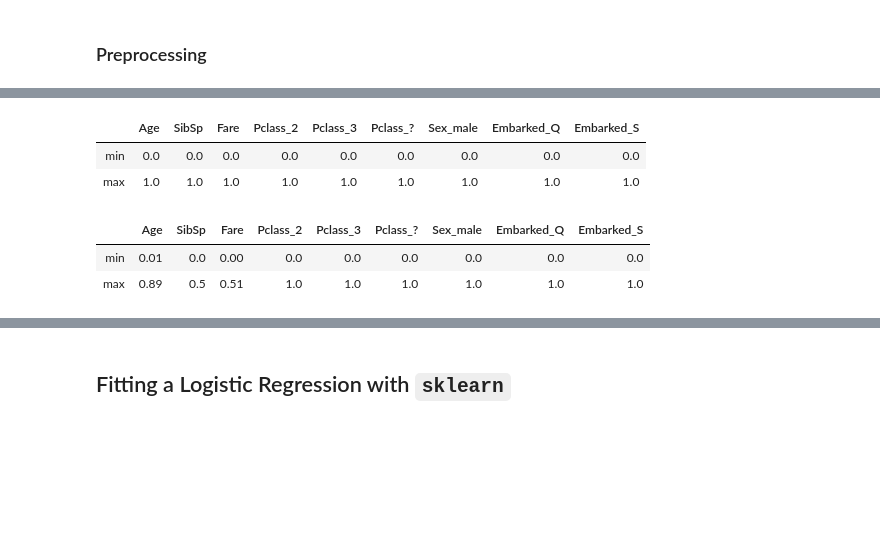
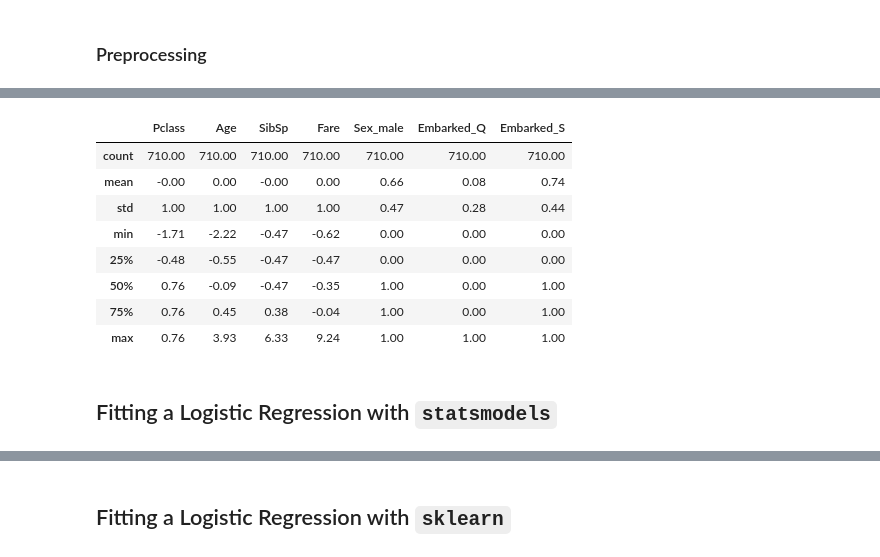
Before and after one commit to jirvingphd/online-dtsc-pt-041320-cohort-notes, a Jupyter notebook: Mod 3/sect_25_logistic_regression/instructor/sect_25_pt1_LogisticRegression_titanic-instructor.ipynb, the cells around one changed output, grey strips where cells are left out. Cells and saved outputs as stored; diff of their text form; code cells hidden in the pictures; blank space fills up the shorter version.

```diff
--- a/Mod 3/sect_25_logistic_regression/instructor/sect_25_pt1_LogisticRegression_titanic-instructor.ipynb
+++ b/Mod 3/sect_25_logistic_regression/instructor/sect_25_pt1_LogisticRegression_titanic-instructor.ipynb
@@ -308,0 +256,3 @@ X_train.shape, y_test.shape
+# %%
+num_cols = X_train.select_dtypes('number').columns
+num_cols
@@ -308,0 +267,13 @@ X_train.shape, y_test.shape
+# %%
+imputer_num = SimpleImputer(strategy='median')
+X_train.dropna(subset=cat_cols,inplace=True)
+X_test.dropna(subset=cat_cols,inplace=True)
+# imputer_cat = SimpleImputer(strategy='most_frequent')#,fill_value='missing')
+
+X_train[num_cols] = imputer_num.fit_transform(X_train[num_cols])
+X_test[num_cols] = imputer_num.transform(X_test[num_cols])
+
+X_train[cat_cols] = imputer_cat.fit_transform(X_train[cat_cols])
+X_test[cat_cols] = imputer_cat.transform(X_test[cat_cols])
+
+# df['Age'] = imputer.fit_transform(df[['Age']])
@@ -308,0 +314,15 @@ X_train.shape, y_test.shape
+# %%
+from sklearn.preprocessing import OneHotEncoder
+
+encoder = OneHotEncoder(sparse=False,drop='first')#,handle_unknown='ignore')
+
+X_train_ohe = X_train.drop(columns=cat_cols).copy()
+X_test_ohe = X_test.drop(columns=cat_cols).copy()
+
+
+encoder.fit(X_train[cat_cols])
+
+X_train_ohe[encoder.get_feature_names(cat_cols)] = encoder.transform(X_train[cat_cols])
+X_test_ohe[encoder.get_feature_names(cat_cols)] = encoder.transform(X_test[cat_cols])
+
+X_train_ohe
@@ -309,23 +344,25 @@ X_train.shape, y_test.shape
 # %%
 ## Scale data
 from sklearn.preprocessing import MinMaxScaler, StandardScaler
-scaler= MinMaxScaler()
+scaler= StandardScaler()
 
-X_train_sca = pd.DataFrame(scaler.fit_transform(X_train),
-                           columns=X_train.columns, index=X_train.index)
+X_train_sca = X_train_ohe.copy()
+X_test_sca = X_test_ohe.copy()
 
-X_test_sca = pd.DataFrame(scaler.transform(X_test),
-                          columns=X_test.columns, index = X_test.index)
+
+X_train_sca[num_cols] = scaler.fit_transform(X_train_sca[num_cols])
+X_test_sca[num_cols] = scaler.transform(X_test_sca[num_cols])
-# %%
-## Verify scaling
-X_train_sca.describe().round(2).loc[['min','max']]
-# %% [output]
-|  | Age | SibSp | Fare | Pclass_2 | Pclass_3 | Pclass_? | Sex_male | Embarked_Q | Embarked_S |
-| min | 0.0 | 0.0 | 0.0 | 0.0 | 0.0 | 0.0 | 0.0 | 0.0 | 0.0 |
-| max | 1.0 | 1.0 | 1.0 | 1.0 | 1.0 | 1.0 | 1.0 | 1.0 | 1.0 |
 # %%
-X_test_sca.describe().round(2).loc[['min','max']]
+X_train_sca.describe().round(2)
 # %% [output]
-|  | Age | SibSp | Fare | Pclass_2 | Pclass_3 | Pclass_? | Sex_male | Embarked_Q | Embarked_S |
-| min | 0.01 | 0.0 | 0.00 | 0.0 | 0.0 | 0.0 | 0.0 | 0.0 | 0.0 |
-| max | 0.89 | 0.5 | 0.51 | 1.0 | 1.0 | 1.0 | 1.0 | 1.0 | 1.0 |
+|  | Pclass | Age | SibSp | Fare | Sex_male | Embarked_Q | Embarked_S |
+| count | 710.00 | 710.00 | 710.00 | 710.00 | 710.00 | 710.00 | 710.00 |
+| mean | -0.00 | 0.00 | -0.00 | 0.00 | 0.66 | 0.08 | 0.74 |
+| std | 1.00 | 1.00 | 1.00 | 1.00 | 0.47 | 0.28 | 0.44 |
+| min | -1.71 | -2.22 | -0.47 | -0.62 | 0.00 | 0.00 | 0.00 |
+| 25% | -0.48 | -0.55 | -0.47 | -0.47 | 0.00 | 0.00 | 0.00 |
+| 50% | 0.76 | -0.09 | -0.47 | -0.35 | 1.00 | 0.00 | 1.00 |
+| 75% | 0.76 | 0.45 | 0.38 | -0.04 | 1.00 | 0.00 | 1.00 |
+| max | 0.76 | 3.93 | 6.33 | 9.24 | 1.00 | 1.00 | 1.00 |
+# %% [markdown]
+## Fitting a Logistic Regression with `statsmodels`
```
Also changed, not shown: parts of 52 cells of this notebook.
